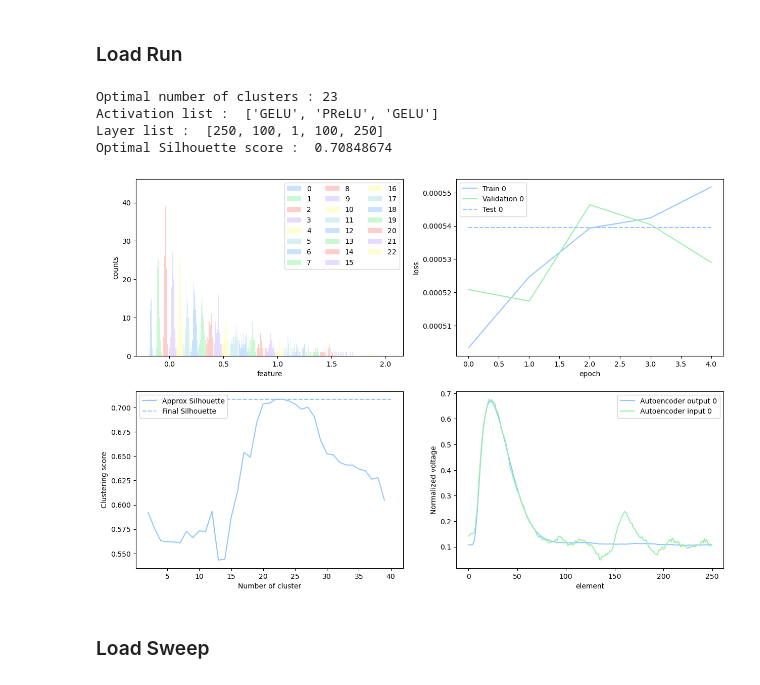
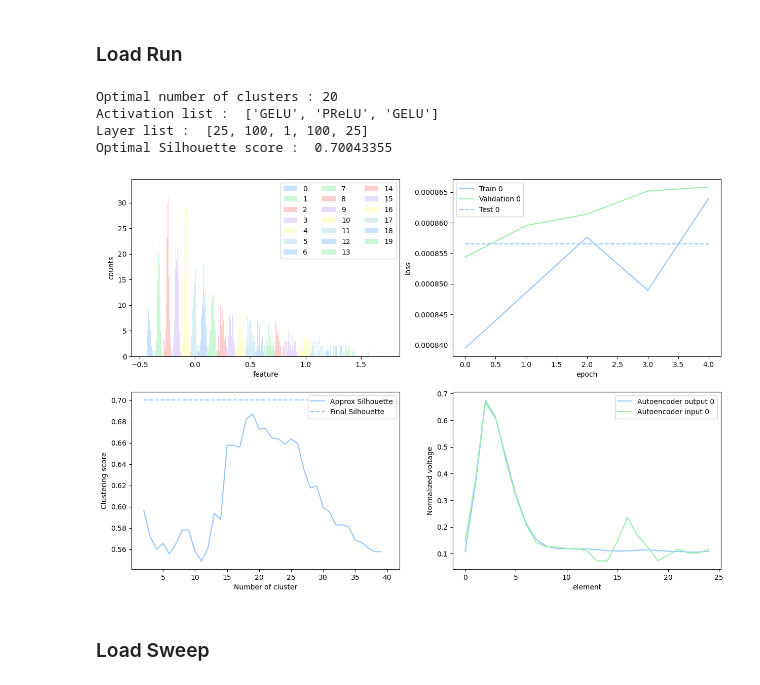
Before and after one commit to polyquantique/Photon-Number-Classification, a Jupyter notebook: AutoencoderAPI.ipynb, the cells around one changed output. Drawn from its saved outputs; the diff is of its cells as text; code cells hidden in the pictures.

```diff
--- a/AutoencoderAPI.ipynb
+++ b/AutoencoderAPI.ipynb
@@ -83,13 +81,13 @@ sweep_config = {
 # %% [markdown]
 ### Load Run
 # %%
-load_run_results("run-2023-08-18-21-13")
+load_run_results("run-2023-08-21-14-23")
 # %% [output]
-Optimal number of clusters : 23
+Optimal number of clusters : 20
 Activation list :  ['GELU', 'PReLU', 'GELU']
-Layer list :  [250, 100, 1, 100, 250]
-Optimal Silhouette score :  0.70848674
+Layer list :  [25, 100, 1, 100, 25]
+Optimal Silhouette score :  0.70043355
-[figure, old version]
+[figure, new version]
 # %% [markdown]
 ### Load Sweep
 # %%
```
Also changed, not shown: parts of 1 cell of this notebook, 17 other files.
